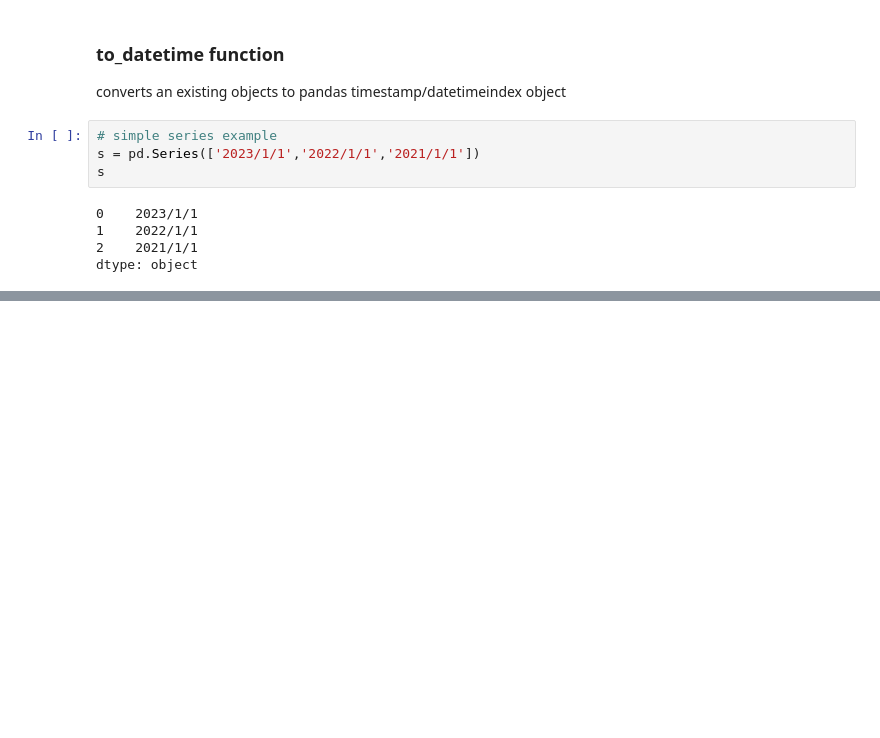
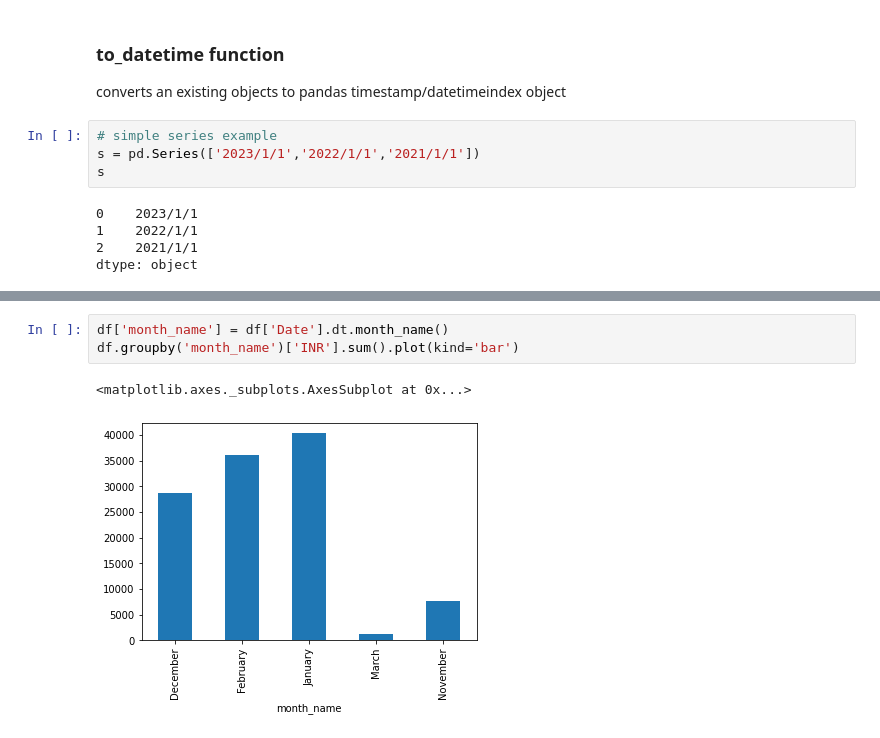
Before and after one commit to AzadMehedi/Pandas, a Jupyter notebook: DateTime_in_Pandas.ipynb, the cells around one changed output, grey strips where cells are left out. Cells and saved outputs as stored; diff of their text form; blank space fills up the shorter version.

```diff
--- a/DateTime_in_Pandas.ipynb
+++ b/DateTime_in_Pandas.ipynb
@@ -341,0 +609,6 @@ dtype: object
+# %%
+df['month_name'] = df['Date'].dt.month_name()
+df.groupby('month_name')['INR'].sum().plot(kind='bar')
+# %% [output]
+<matplotlib.axes._subplots.AxesSubplot at 0x...>
+[figure, added]
```
Also changed, not shown: parts of 26 cells of this notebook.
